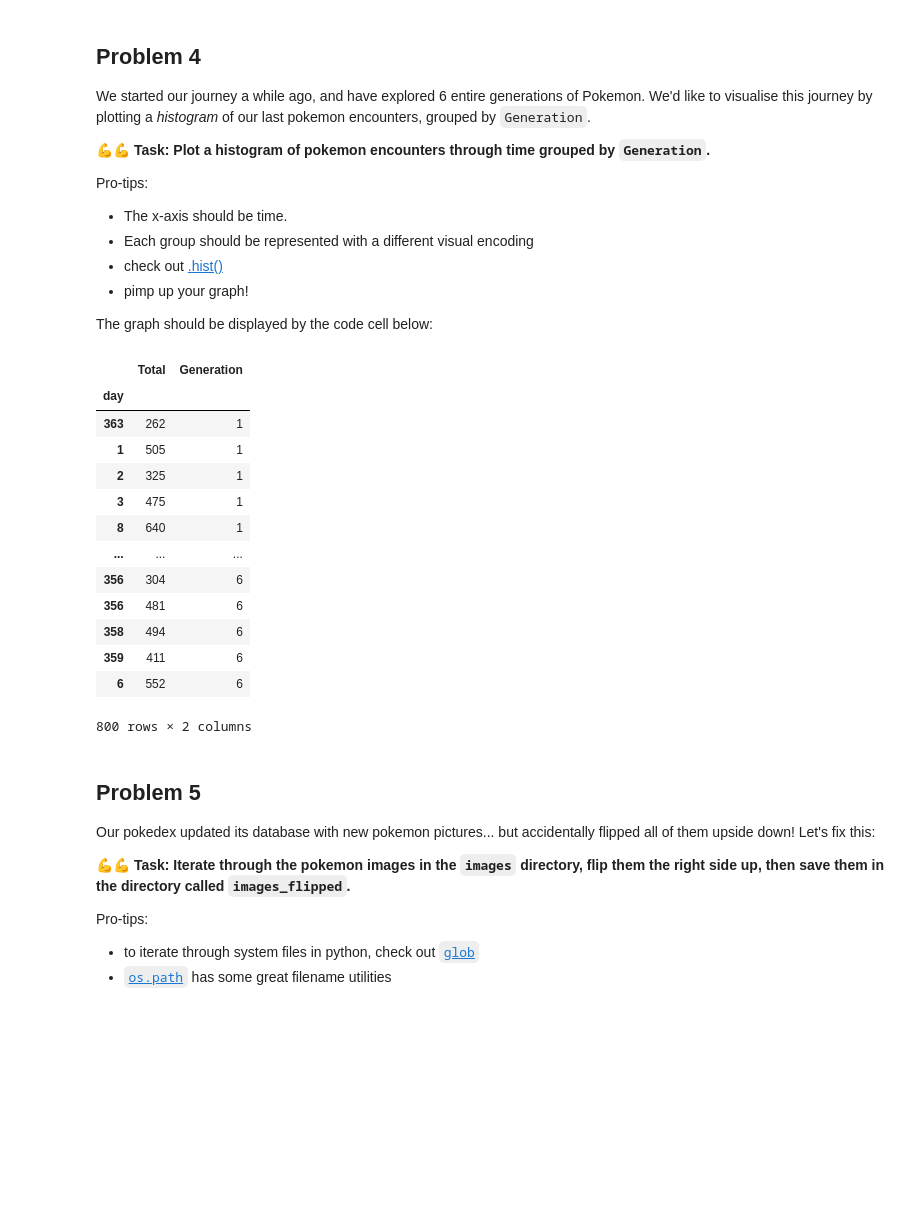
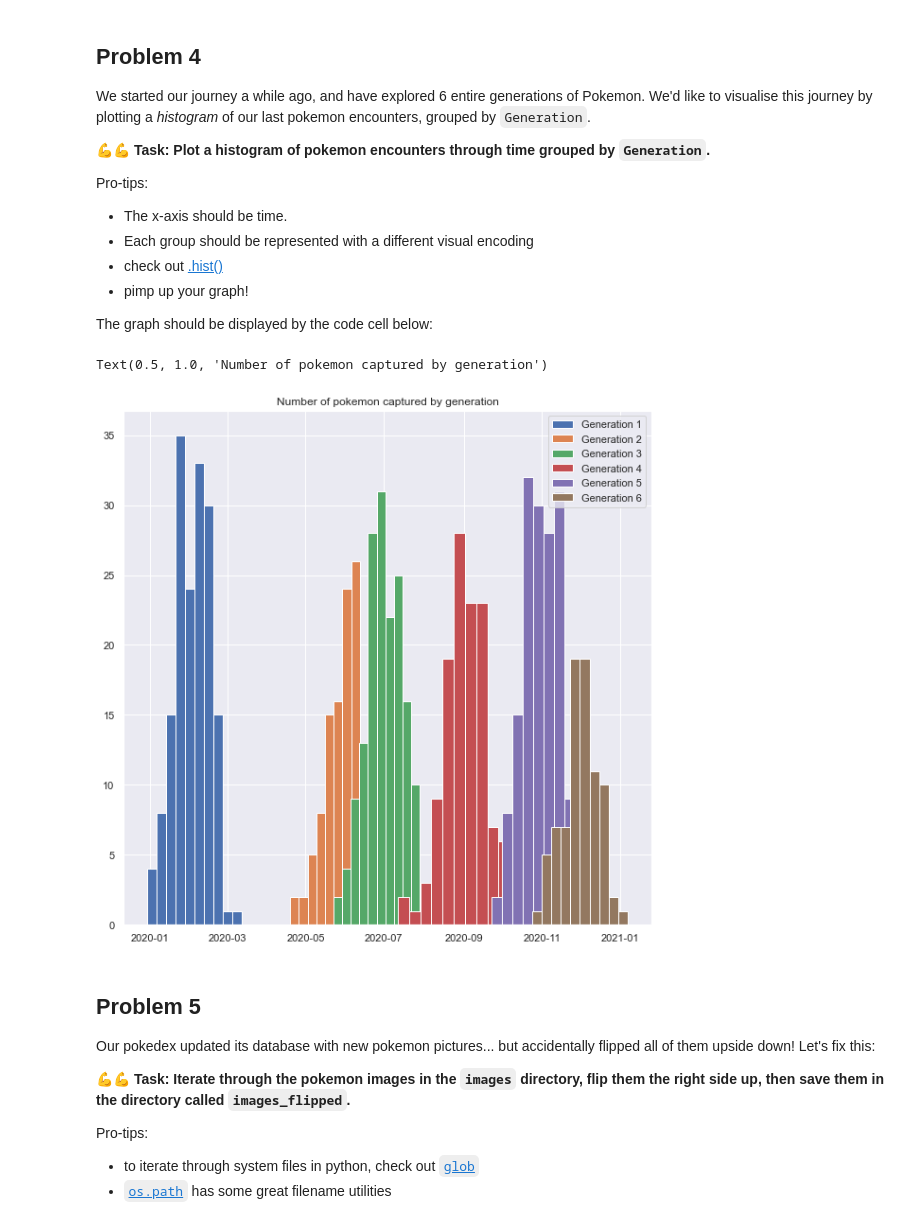
Before and after one commit to amineamanzou/practical-data-scientist, a Jupyter notebook: homework/week2/homework2.ipynb, the cells around one changed output. Drawn from its saved outputs; the diff is of its cells as text; code cells hidden in the pictures; blank space fills up the shorter version.

```diff
--- a/homework/week2/homework2.ipynb
+++ b/homework/week2/homework2.ipynb
@@ -145,30 +145,22 @@ Pro-tips:
 * pimp up your graph!
 
 The graph should be displayed by the code cell below:
-# %%
-df['day'] = df.index.dayofyear
-newdf = df.loc[:,['day','Total','Generation']]
-newdf = newdf.set_index('day')
-newdf
-#newdf = df.loc[:,['Total','Generation']].groupby(['Last Seen','Generation']).count()
-#newdf = newdf.reset_index(level=[0,1])
-#newdf = newdf.set_index('Last Seen')
-#newdf.pivot(columns='Generation',values='Total').plot.line(figsize=[15,5])
-# %% [output]
-|  | Total | Generation |
-| day |  |  |
-| 363 | 262 | 1 |
-| 1 | 505 | 1 |
-| 2 | 325 | 1 |
-| 3 | 475 | 1 |
-| 8 | 640 | 1 |
-| ... | ... | ... |
-| 356 | 304 | 6 |
-| 356 | 481 | 6 |
-| 358 | 494 | 6 |
-| 359 | 411 | 6 |
-| 6 | 552 | 6 |
-800 rows × 2 columns
+# %%
+import matplotlib.pyplot as plt
+
+df_by_generation = df.groupby('Generation')
+
+fig, ax = plt.subplots(1,1,figsize=(10,10))
+
+for name, group in df_by_generation :
+    label = "Generation " + str(name)
+    ax.hist(group.index,label=label,histtype = 'barstacked')
+
+ax.legend()
+ax.set_title("Number of pokemon captured by generation")
+# %% [output]
+Text(0.5, 1.0, 'Number of pokemon captured by generation')
+[figure, added]
 # %% [markdown]
 ## Problem 5
 
```
Also changed, not shown: parts of 12 cells of this notebook.
